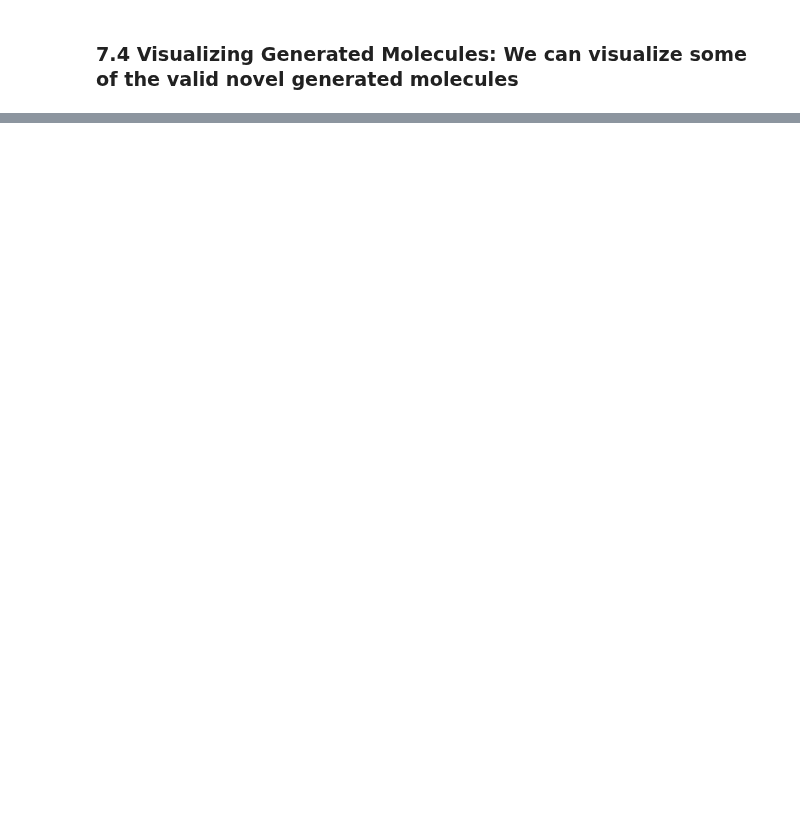
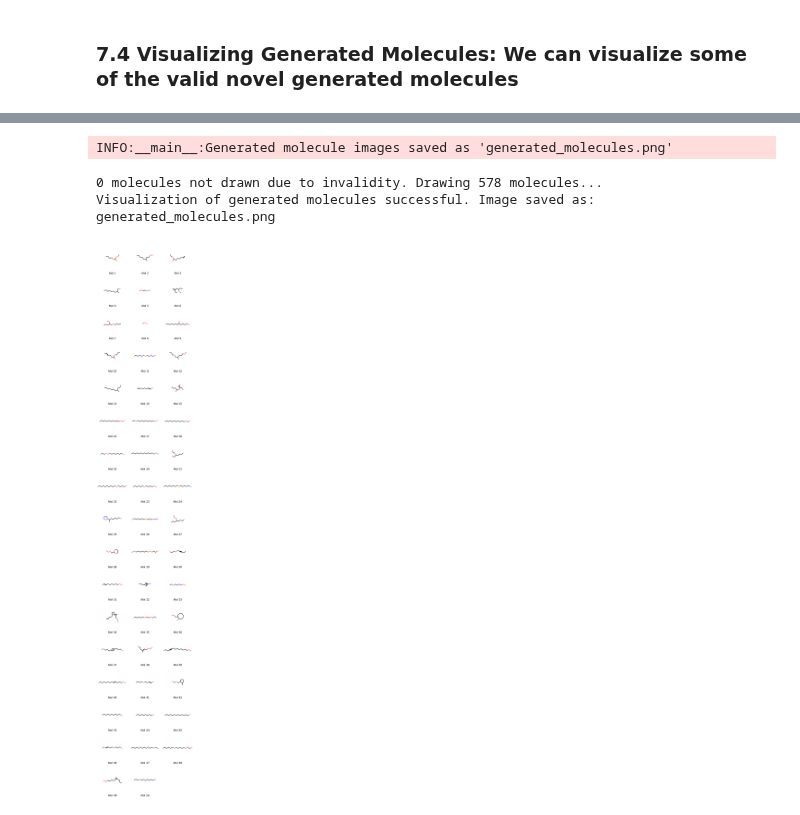
Before and after one commit to elisammz/recom_sys_qm9, a Jupyter notebook: recom_sys_example.ipynb, the cells around one changed output, grey strips where cells are left out. Cells and saved outputs as stored; diff of their text form; code cells hidden in the pictures; blank space fills up the shorter version.

```diff
--- a/recom_sys_example.ipynb
+++ b/recom_sys_example.ipynb
@@ -1108,0 +1133,5 @@ Visualization of generated molecules successful. Image saved as: generated_molec
+# %%
+# Drop the novel molecules and their properties in a df
+novel_molecules_df = pd.DataFrame(valid_novel_mols_properties['properties'])
+novel_molecules_df['SMILES'] = novel_molecules
+novel_molecules_df
@@ -1108,0 +1152,25 @@ Visualization of generated molecules successful. Image saved as: generated_molec
+# %%
+# Use RDKit to compute the similarity of the generated molecules to the preferred SMILES
+
+from rdkit import Chem
+from rdkit.Chem import rdFingerprintGenerator
+from rdkit.DataStructs import FingerprintSimilarity
+
+# Create Morgan fingerprint generator (same settings for query + generated)
+morgan_gen = rdFingerprintGenerator.GetMorganGenerator(radius=2, fpSize=2048)
+
+# Regenerate query fingerprint with the same generator
+query_mol = Chem.MolFromSmiles(random_molecule)
+query_fp = morgan_gen.GetFingerprint(query_mol)
+
+# Compute similarity for each generated molecule
+def compute_similarity(smiles: str) -> float:
+    mol = Chem.MolFromSmiles(smiles)
+    if mol is None:  # handle invalid SMILES
+        return 0.0
+    fp = morgan_gen.GetFingerprint(mol)
+    return FingerprintSimilarity(query_fp, fp)
+
+novel_molecules_df["similarity"] = novel_molecules_df["SMILES"].apply(compute_similarity)
+
+novel_molecules_df.head()
@@ -1108,0 +1184,4 @@ Visualization of generated molecules successful. Image saved as: generated_molec
+# %%
+# Sort by similarity
+dataset_sorted = novel_molecules_df.sort_values(by="similarity", ascending=False)
+print(dataset_sorted)
@@ -1108,0 +1206,15 @@ Visualization of generated molecules successful. Image saved as: generated_molec
+# %%
+# The function call and display code
+result = visualize_molecules(dataset_sorted['SMILES'].tolist())
+
+if result:
+    filename, img = result
+    print(f"Visualization of generated molecules successful. Image saved as: {filename}")
+    display(img)
+else:
+    print("Visualization of generated molecules failed.")
+# %% [output]
+INFO:__main__:Generated molecule images saved as 'generated_molecules.png'
+0 molecules not drawn due to invalidity. Drawing 578 molecules...
+Visualization of generated molecules successful. Image saved as: generated_molecules.png
+[figure, added]
```
Also changed, not shown: parts of 27 cells of this notebook, 4 other files.
